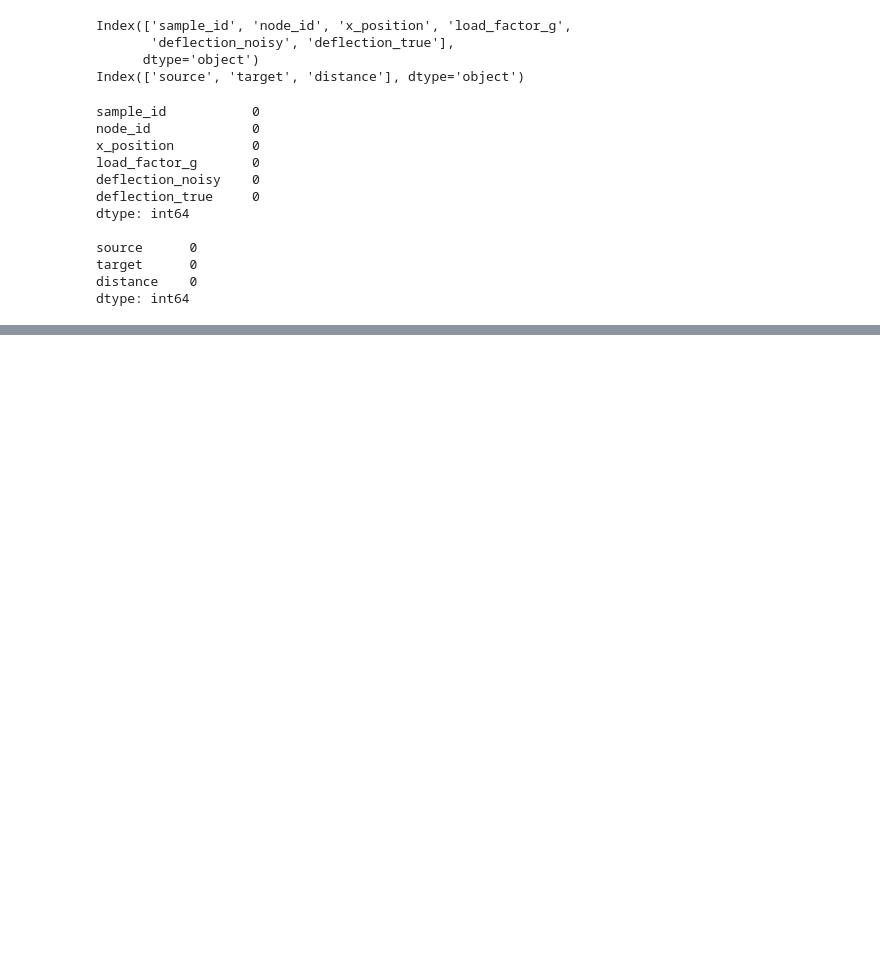
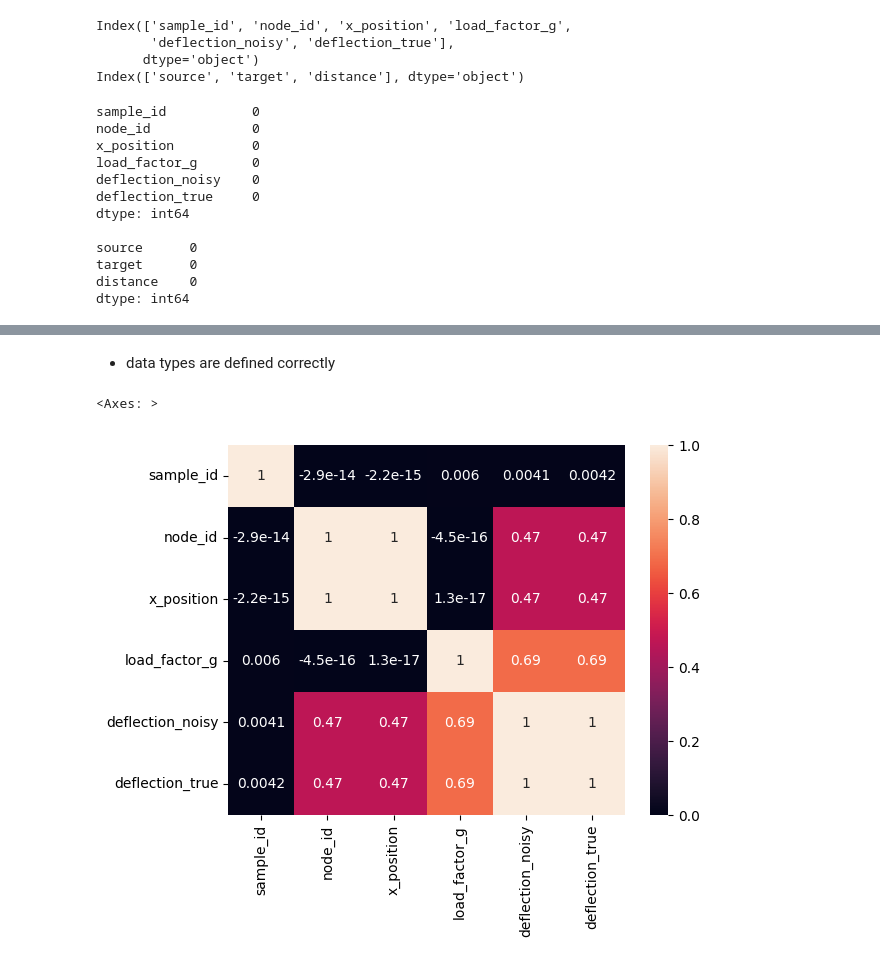
Before and after one commit to Elis-bett/Finding-Critical-Points-and-Weaknesses-of-a-Wing-Spar, a Jupyter notebook: finding-critical-points-and-weaknesses-of-a-wing-s.ipynb, the cells around one changed output, grey strips where cells are left out. Drawn from its saved outputs; the diff is of its cells as text; code cells hidden in the pictures; blank space fills up the shorter version.

Commit message:
first data exploration

```diff
--- a/finding-critical-points-and-weaknesses-of-a-wing-s.ipynb
+++ b/finding-critical-points-and-weaknesses-of-a-wing-s.ipynb
@@ -80,0 +98,8 @@ sns.histplot(wing_spar_adjacency['distance'])
+# %% [markdown]
+* data types are defined correctly
+# %%
+# find the correlation between columns in the dataset
+sns.heatmap(flight_data.corr(), annot=True)
+# %% [output]
+<Axes: >
+[figure, added]
```
Also changed, not shown: parts of 18 cells of this notebook.
